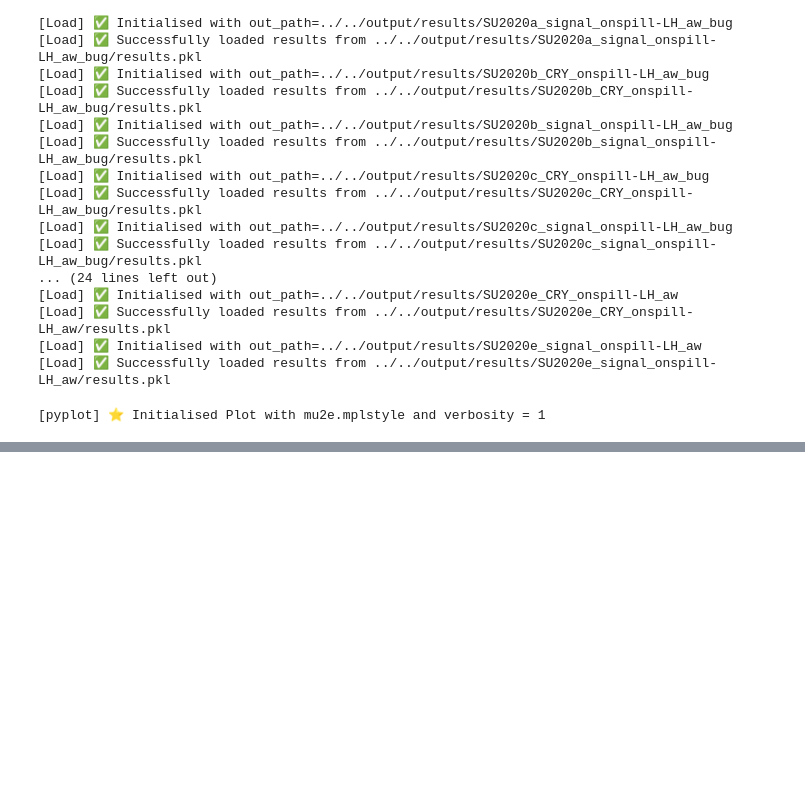
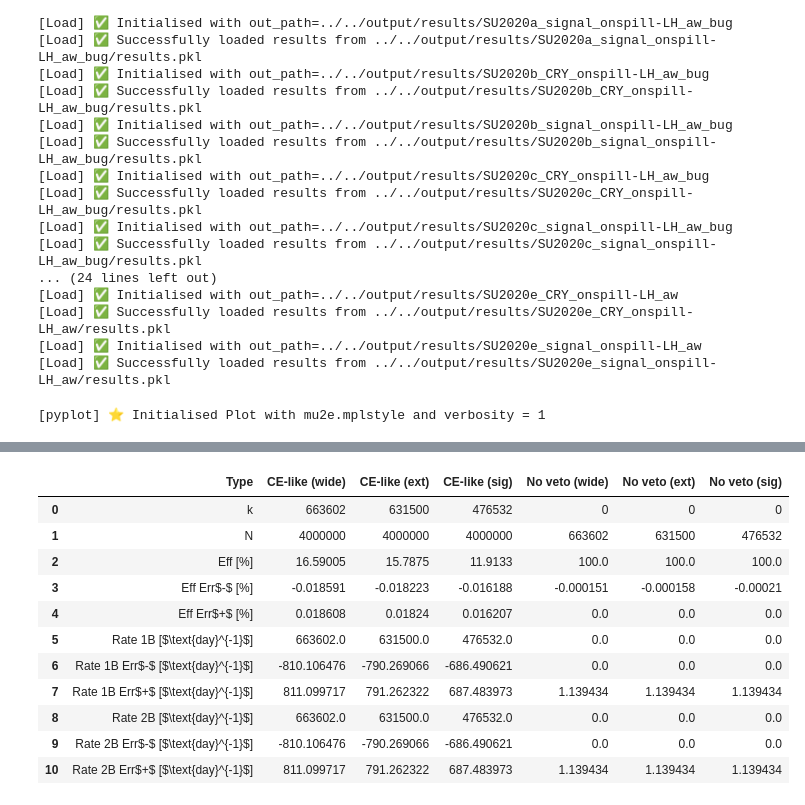
Before and after one commit to sam-grant/mu2e-cosmic, a Jupyter notebook: notebooks/comp/aw_reproc_SU2020abdce.ipynb, the cells around one changed output, grey strips where cells are left out. Drawn from its saved outputs; the diff is of its cells as text; code cells hidden in the pictures; blank space fills up the shorter version.

```diff
--- a/notebooks/comp/aw_reproc_SU2020abdce.ipynb
+++ b/notebooks/comp/aw_reproc_SU2020abdce.ipynb
@@ -193,0 +869,15 @@ Processing signal: SU2020e_signal_onspill-LH_aw
+# %%
+results["After"]["SU2020a_signal_onspill-LH_aw"]["analysis"]
+# %% [output]
+|  | Type | CE-like (wide) | CE-like (ext) | CE-like (sig) | No veto (wide) | No veto (ext) | No veto (sig) |
+| 0 | k | 663602 | 631500 | 476532 | 0 | 0 | 0 |
+| 1 | N | 4000000 | 4000000 | 4000000 | 663602 | 631500 | 476532 |
+| 2 | Eff [%] | 16.59005 | 15.7875 | 11.9133 | 100.0 | 100.0 | 100.0 |
+| 3 | Eff Err$-$ [%] | -0.018591 | -0.018223 | -0.016188 | -0.000151 | -0.000158 | -0.00021 |
+| 4 | Eff Err$+$ [%] | 0.018608 | 0.01824 | 0.016207 | 0.0 | 0.0 | 0.0 |
+| 5 | Rate 1B [$\text{day}^{-1}$] | 663602.0 | 631500.0 | 476532.0 | 0.0 | 0.0 | 0.0 |
+| 6 | Rate 1B Err$-$ [$\text{day}^{-1}$] | -810.106476 | -790.269066 | -686.490621 | 0.0 | 0.0 | 0.0 |
+| 7 | Rate 1B Err$+$ [$\text{day}^{-1}$] | 811.099717 | 791.262322 | 687.483973 | 1.139434 | 1.139434 | 1.139434 |
+| 8 | Rate 2B [$\text{day}^{-1}$] | 663602.0 | 631500.0 | 476532.0 | 0.0 | 0.0 | 0.0 |
+| 9 | Rate 2B Err$-$ [$\text{day}^{-1}$] | -810.106476 | -790.269066 | -686.490621 | 0.0 | 0.0 | 0.0 |
+| 10 | Rate 2B Err$+$ [$\text{day}^{-1}$] | 811.099717 | 791.262322 | 687.483973 | 1.139434 | 1.139434 | 1.139434 |
```
Also changed, not shown: parts of 16 cells of this notebook, 11 other files.
